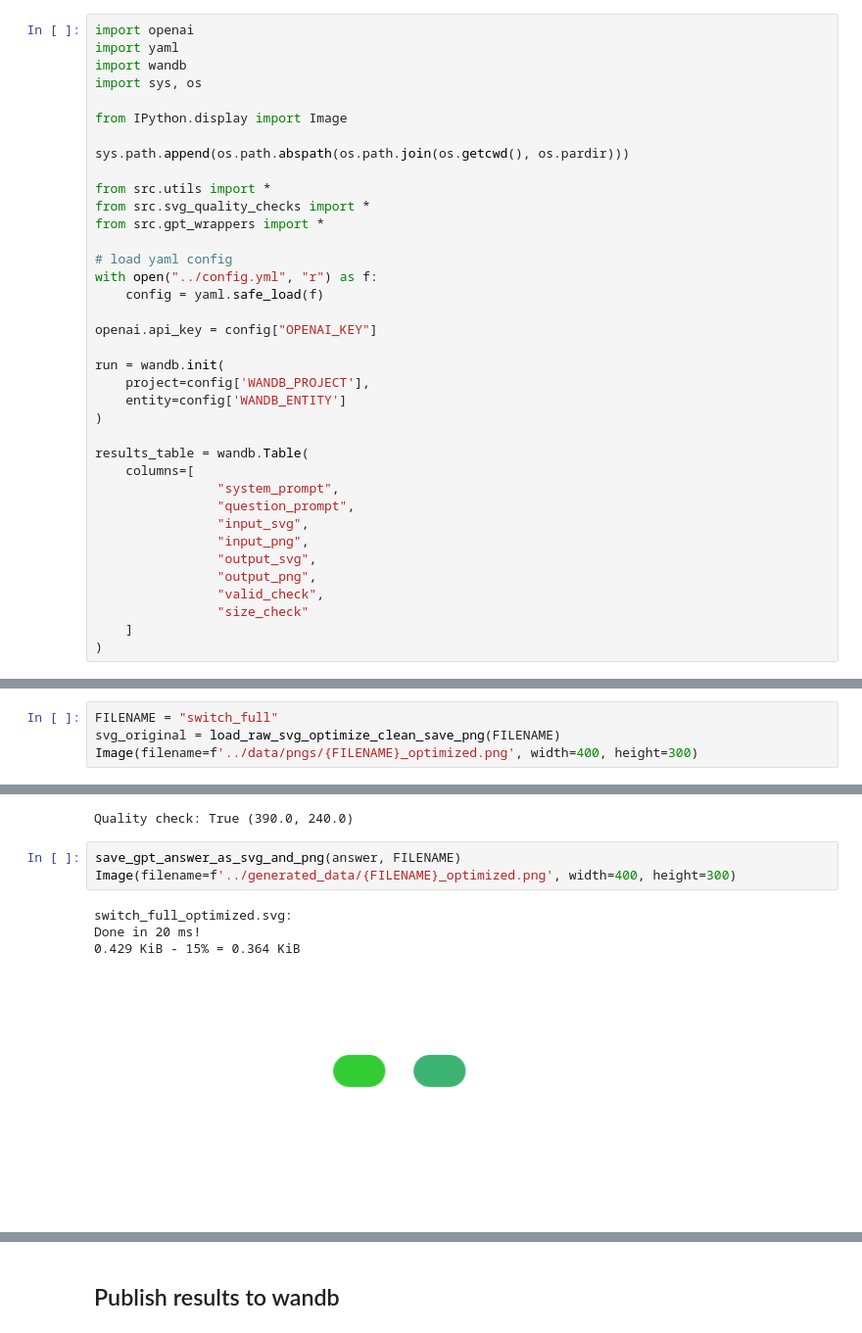
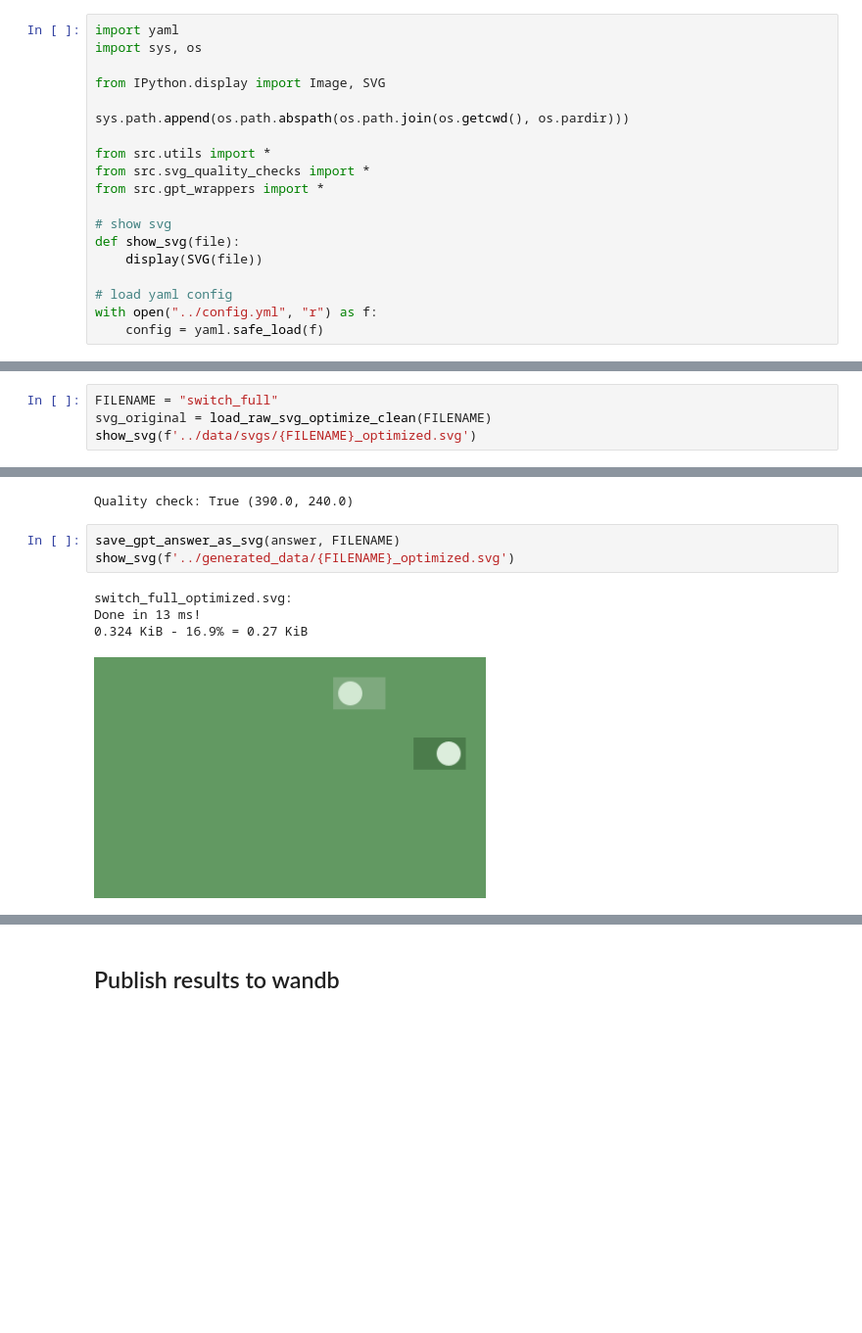
Before and after one commit to Rachnog/penpot_protoprompt, a Jupyter notebook: notebooks/2_short_query_zero_shot_experiments.ipynb, the cells around one changed output, grey strips where cells are left out. Shown at 98% size. Drawn from its saved outputs; the diff is of its cells as text; blank space fills up the shorter version.

```diff
--- a/notebooks/2_short_query_zero_shot_experiments.ipynb
+++ b/notebooks/2_short_query_zero_shot_experiments.ipynb
@@ -1,10 +3,8 @@
 # %%
-import openai
 import yaml
-import wandb
 import sys, os
 
-from IPython.display import Image
+from IPython.display import Image, SVG
 
 sys.path.append(os.path.abspath(os.path.join(os.getcwd(), os.pardir)))
 
@@ -12,26 +12,10 @@ from src.utils import *
 from src.svg_quality_checks import *
 from src.gpt_wrappers import *
 
+# show svg
+def show_svg(file):
+    display(SVG(file))
+
 # load yaml config
 with open("../config.yml", "r") as f:
     config = yaml.safe_load(f)
-
-openai.api_key = config["OPENAI_KEY"]
-
-run = wandb.init(
-    project=config['WANDB_PROJECT'],
-    entity=config['WANDB_ENTITY']
-)
-
-results_table = wandb.Table(
-    columns=[
-                "system_prompt",
-                "question_prompt",
-                "input_svg",
-                "input_png",
-                "output_svg",
-                "output_png",
-                "valid_check",
-                "size_check"
-    ]
-)
@@ -195,7 +207,7 @@ results_table.add_data(
 ### Case 4.1 select elements + change the color palette
 # %%
 FILENAME = "switch_full"
-svg_original = load_raw_svg_optimize_clean_save_png(FILENAME)
-Image(filename=f'../data/pngs/{FILENAME}_optimized.png', width=400, height=300)
+svg_original = load_raw_svg_optimize_clean(FILENAME)
+show_svg(f'../data/svgs/{FILENAME}_optimized.svg')
 # %% [output]
 switch_full_optimized.svg:
@@ -221,13 +233,13 @@ print("Quality check:", validate_svg(answer), get_svg_size(answer))
 # %% [output]
 Quality check: True (390.0, 240.0)
 # %%
-save_gpt_answer_as_svg_and_png(answer, FILENAME)
-Image(filename=f'../generated_data/{FILENAME}_optimized.png', width=400, height=300)
+save_gpt_answer_as_svg(answer, FILENAME)
+show_svg(f'../generated_data/{FILENAME}_optimized.svg')
 # %% [output]
 switch_full_optimized.svg:
-Done in 20 ms!
-0.429 KiB - 15% = 0.364 KiB
+Done in 13 ms!
+0.324 KiB - 16.9% = 0.27 KiB
-[figure, old version]
+[figure, new version]
 # %%
 results_table.add_data(
     *[
```
Also changed, not shown: parts of 17 cells of this notebook, 2 other files.
